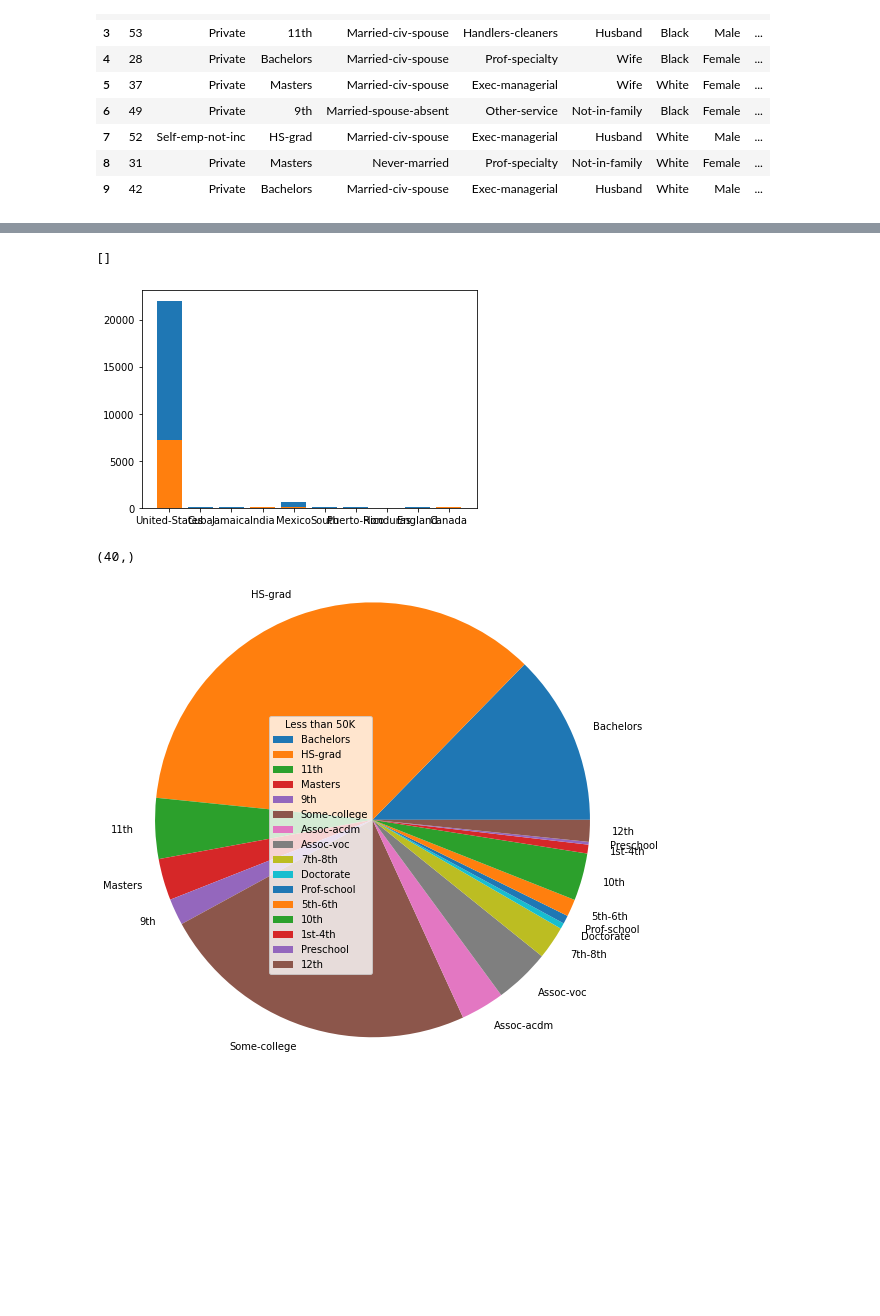
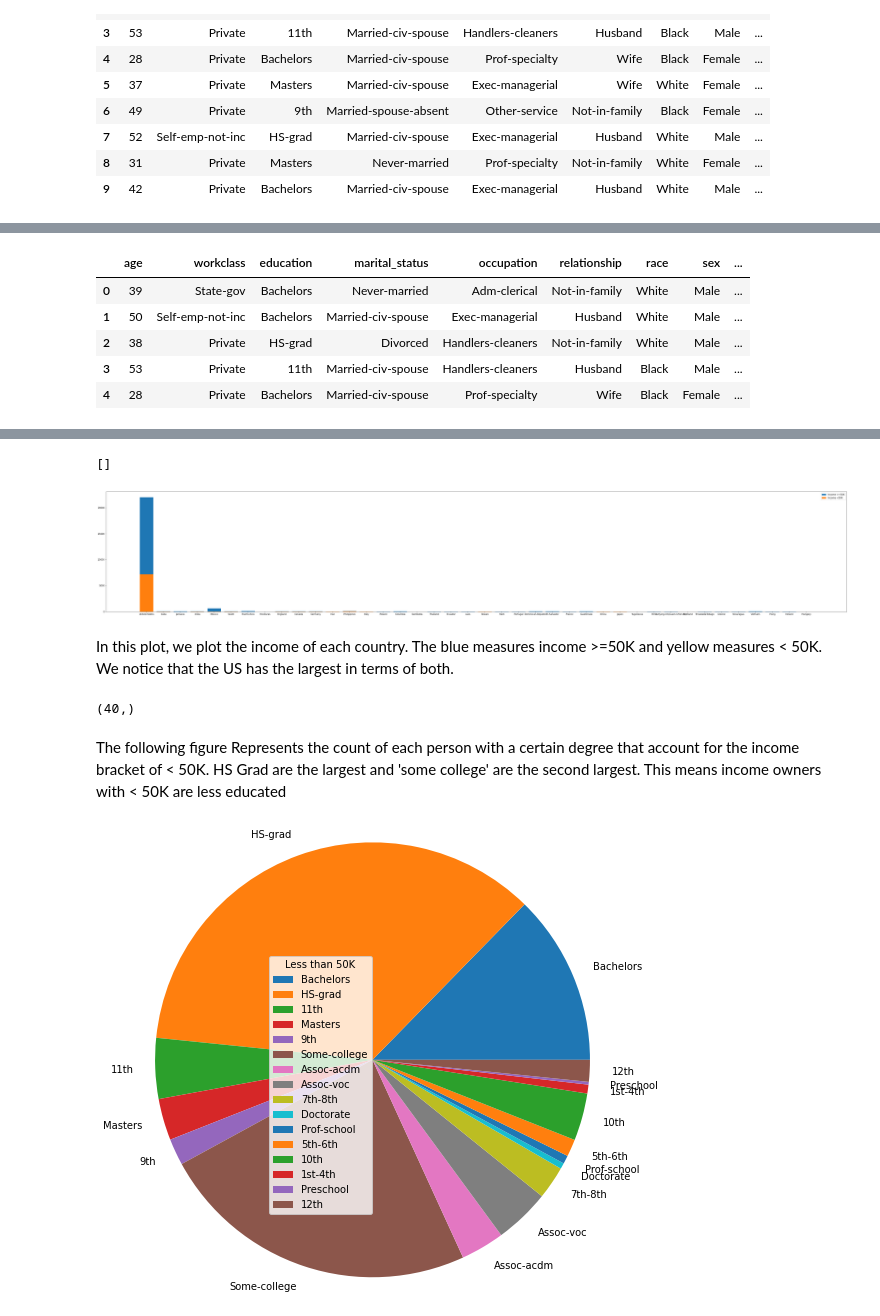
Before and after one commit to aarontravass/CS5834, a Jupyter notebook: Untitled0.ipynb, the cells around one changed output, grey strips where cells are left out. Drawn from its saved outputs; the diff is of its cells as text; code cells hidden in the pictures; blank space fills up the shorter version.

```diff
--- a/Untitled0.ipynb
+++ b/Untitled0.ipynb
@@ -95,3 +99,12 @@ for i in range(len(df.income)):
+# %%
+df.head()
+# %% [output]
+|  | age | workclass | education | marital_status | occupation | relationship | race | sex | ... |
+| 0 | 39 | State-gov | Bachelors | Never-married | Adm-clerical | Not-in-family | White | Male | ... |
+| 1 | 50 | Self-emp-not-inc | Bachelors | Married-civ-spouse | Exec-managerial | Husband | White | Male | ... |
+| 2 | 38 | Private | HS-grad | Divorced | Handlers-cleaners | Not-in-family | White | Male | ... |
+| 3 | 53 | Private | 11th | Married-civ-spouse | Handlers-cleaners | Husband | Black | Male | ... |
+| 4 | 28 | Private | Bachelors | Married-civ-spouse | Prof-specialty | Wife | Black | Female | ... |
 # %%
 df.country.replace('?', np.NaN, inplace=True)
 df['workclass'].replace('?', np.NaN, inplace=True)
@@ -126,14 +139,18 @@ for d in range(df.shape[0]):
     l[country]=l.get(country, 0)+int(val)
     k[country]=k.get(country,0)+int(not val)
 # %%
-x=list(l.keys())[:10]
-x1=list(k.keys())[:10]
+x=list(l.keys())
+x1=list(k.keys())
+plt.figure(figsize=(60,10))
 plt.bar(x=x, height=[l[k] for k in x])
 plt.bar(x=x1, height=[k[k1] for k1 in x1])
-plt.plot()
+plt.legend(["Income >=50K", "Income <50K"])
+plt.plot(scalex=500)
 # %% [output]
 []
-[figure, old version]
+[figure, new version]
+# %% [markdown]
+In this plot, we plot the income of each country. The blue measures income >=50K and yellow measures < 50K. We  notice that the US has the largest in terms of both.
 # %%
 np.array(list(range(len(list(l.keys())))), dtype=int).shape
 # %% [output]
@@ -146,6 +163,8 @@ for d in range(df.shape[0]):
      val = df.loc[d].income
      education_obj[education]=education_obj.get(education, 0)+int(val)
      education_less[education]=education_less.get(education, 0)+int(not val)
+# %% [markdown]
+The following figure Represents the count of each person with a certain degree that account for the income bracket of < 50K. HS Grad are the largest and 'some college' are the second largest. This means income owners with < 50K are less educated
 # %%
 plt.pie(education_obj.values(), labels = education_obj.keys(), radius = 2.5)
 plt.legend(title = "Less than 50K")
```
Also changed, not shown: parts of 9 cells of this notebook.
